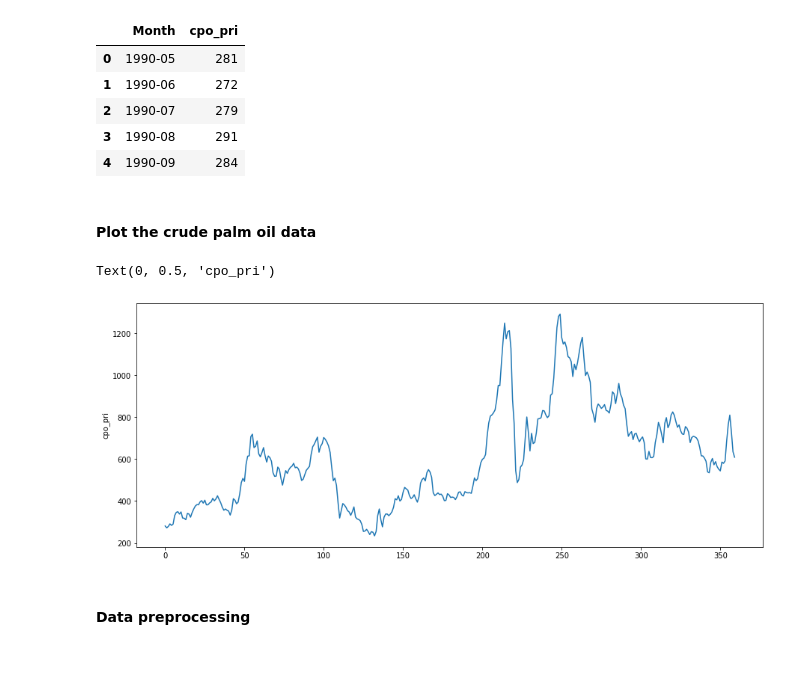
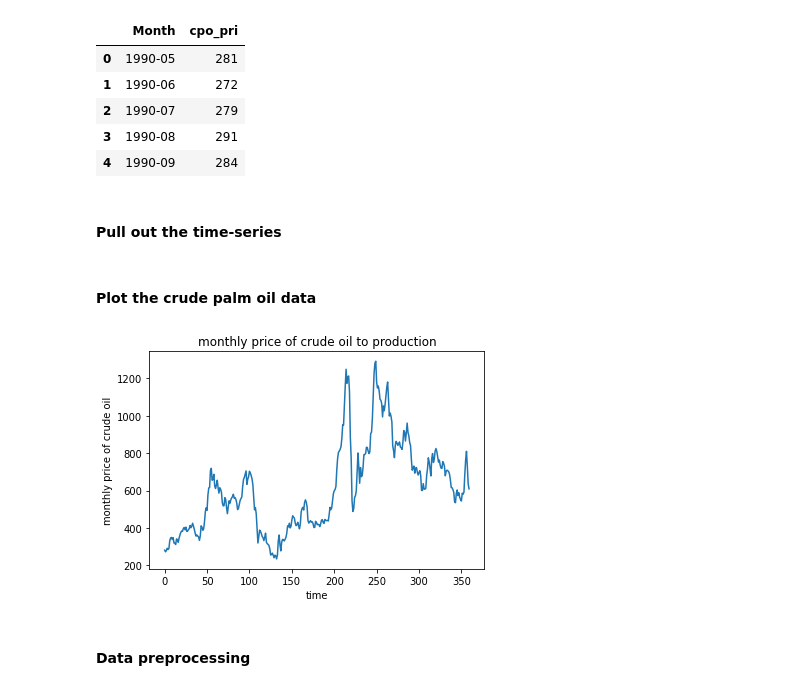
Before and after one commit to mofuoku417/Crude-Palm-Oil-Price-Prediction, a Jupyter notebook: Crude_PalmOil_Price_Prediction_using_LSTM.ipynb, the cells around one changed output. Saved outputs shown, nothing was run; the diff lists cells and outputs as text; code cells hidden in the pictures; blank space fills up the shorter version.

```diff
--- a/Crude_PalmOil_Price_Prediction_using_LSTM.ipynb
+++ b/Crude_PalmOil_Price_Prediction_using_LSTM.ipynb
@@ -48,3 +48,5 @@ data.head()
 | 2 | 1990-07 | 279 |
 | 3 | 1990-08 | 291 |
 | 4 | 1990-09 | 284 |
+# %% [markdown]
+#### Pull out the time-series
@@ -51,13 +55,14 @@ data.head()
 # %% [markdown]
 #### Plot the crude palm oil data
-# %%
-import matplotlib.pyplot as plt
-plt.figure(figsize=(15, 6))
-plt.plot(data)
-plt.ylabel('cpo_pri')
-# %% [output]
-Text(0, 0.5, 'cpo_pri')
-[figure, removed]
+# %%
+data = data.iloc[:,1].values
+plt.plot(data)
+plt.xlabel('time')
+plt.ylabel('monthly price of crude oil')
+plt.title('monthly price of crude oil to production')
+plt.show()
+# %% [output]
+[figure, added]
 # %% [markdown]
 #### Data preprocessing
 # %%
```
Also changed, not shown: parts of 5 cells of this notebook.
